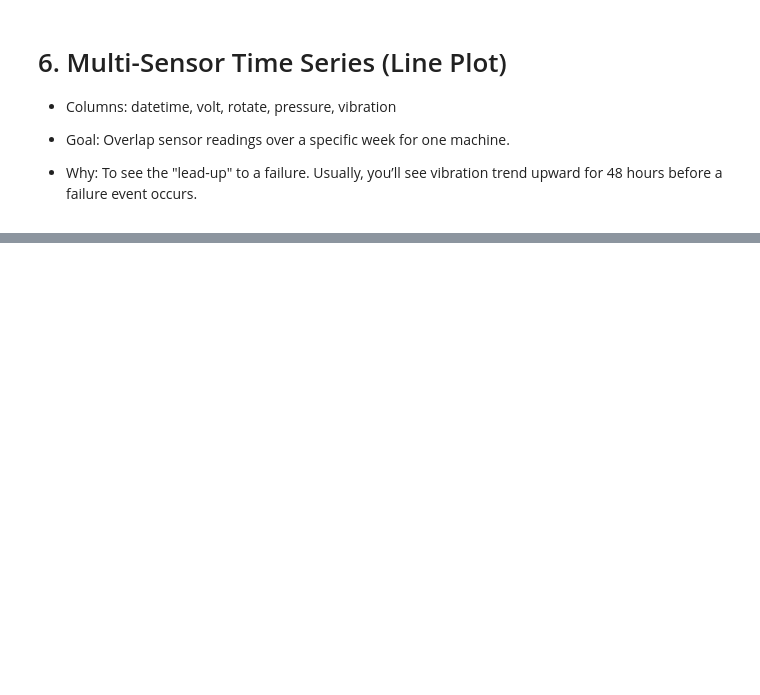
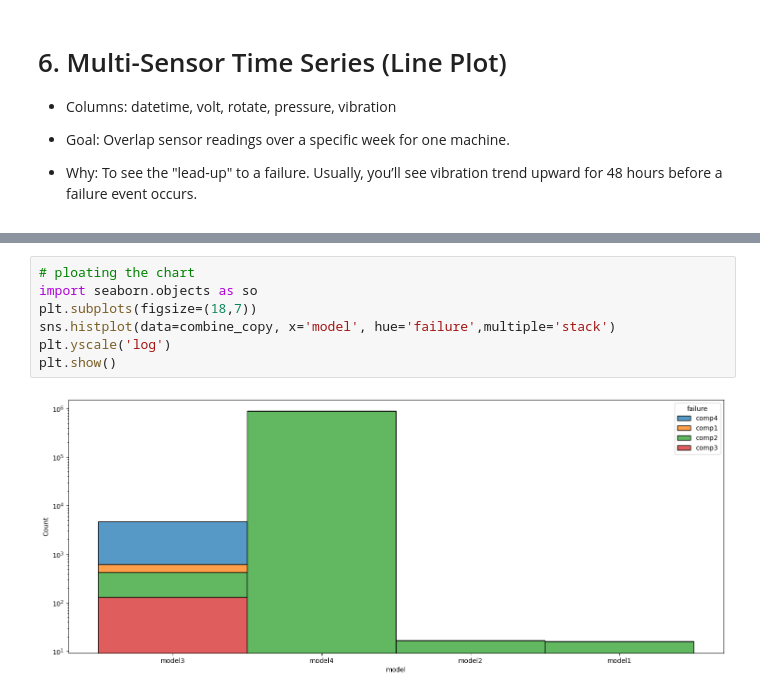
Before and after one commit to Brian342/RedBull_SensorSync, a Jupyter notebook: SensorSync.ipynb, the cells around one changed output, grey strips where cells are left out. Drawn from its saved outputs; the diff is of its cells as text; blank space fills up the shorter version.

```diff
--- a/SensorSync.ipynb
+++ b/SensorSync.ipynb
@@ -450,0 +459,9 @@ plt.show()
+# %%
+# ploating the chart
+import seaborn.objects as so
+plt.subplots(figsize=(18,7))
+sns.histplot(data=combine_copy, x='model', hue='failure',multiple='stack')
+plt.yscale('log')
+plt.show()
+# %% [output]
+[figure, added]
```
Also changed, not shown: parts of 3 cells of this notebook.
